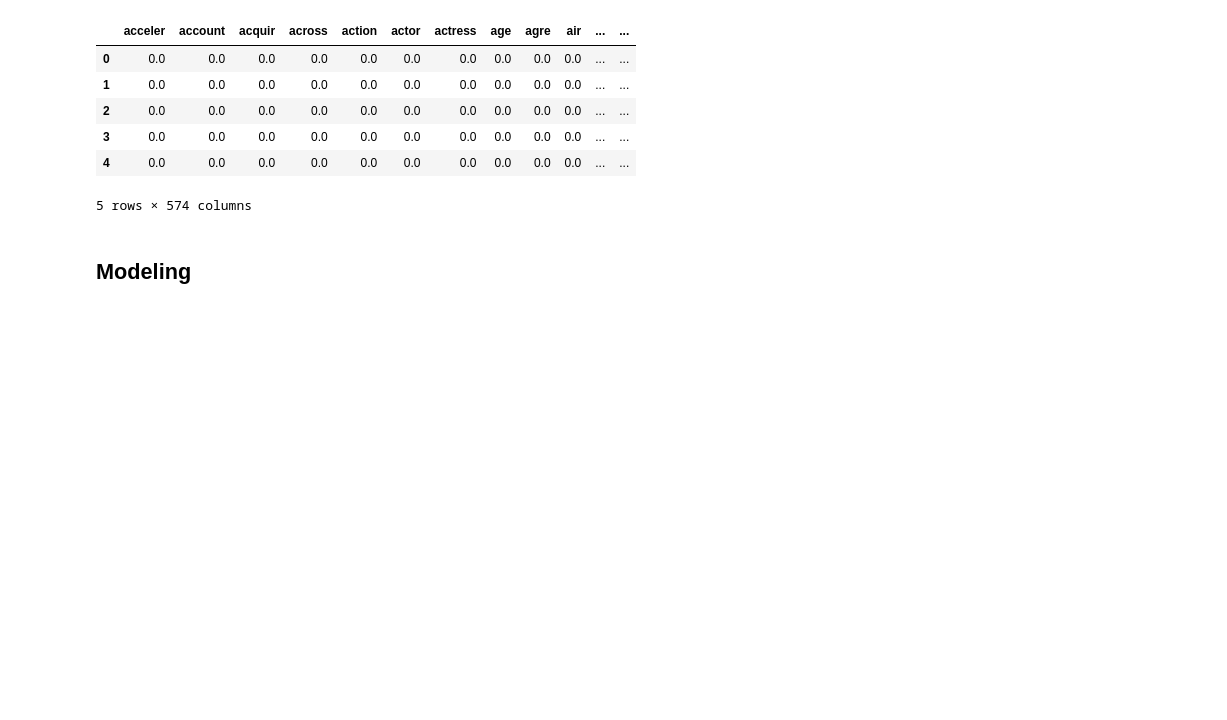
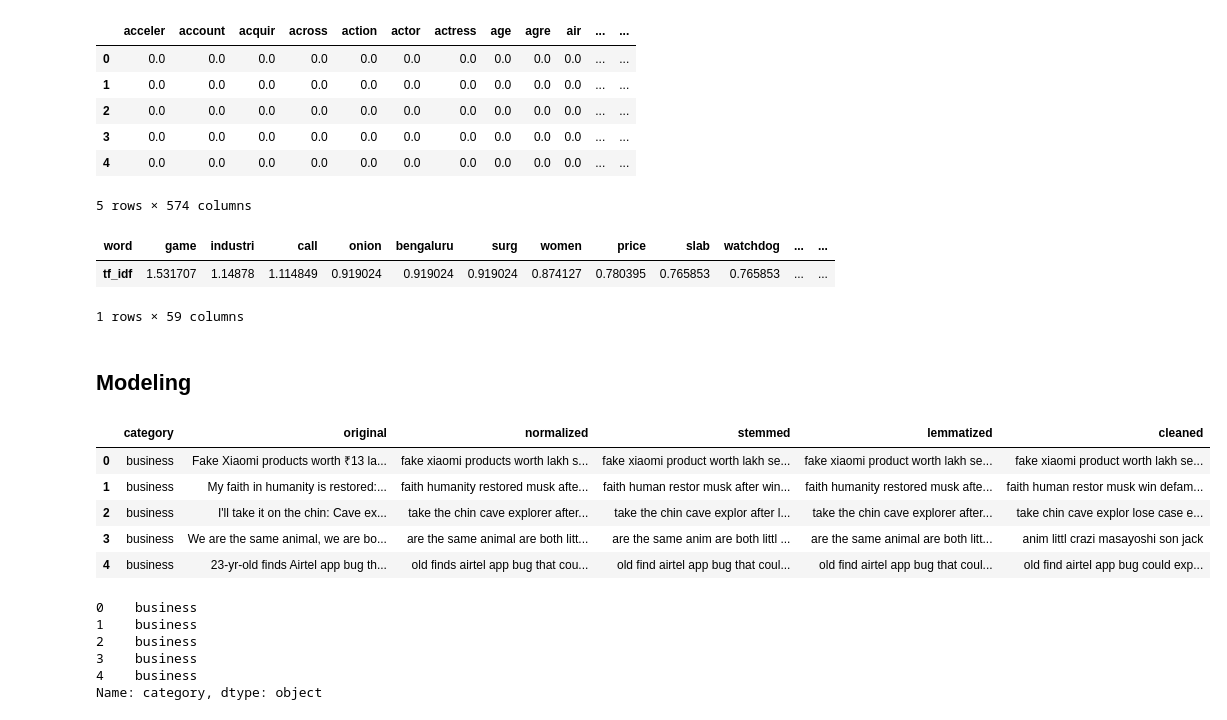
Before and after one commit to CodeupClassroom/bayes-methodologies-exercises, a Jupyter notebook: nlp/model.ipynb, the cells around one changed output. Cells and saved outputs as stored; diff of their text form; code cells hidden in the pictures; blank space fills up the shorter version.

```diff
--- a/nlp/model.ipynb
+++ b/nlp/model.ipynb
@@ -581,5 +552,11 @@ features_df.head()
 | 3 | 0.0 | 0.0 | 0.0 | 0.0 | 0.0 | 0.0 | 0.0 | 0.0 | 0.0 | 0.0 | ... | ... |
 | 4 | 0.0 | 0.0 | 0.0 | 0.0 | 0.0 | 0.0 | 0.0 | 0.0 | 0.0 | 0.0 | ... | ... |
 5 rows × 574 columns
+# %%
+reduced_df[['word', 'tf_idf']].set_index('word').T
+# %% [output]
+| word | game | industri | call | onion | bengaluru | surg | women | price | slab | watchdog | ... | ... |
+| tf_idf | 1.531707 | 1.14878 | 1.114849 | 0.919024 | 0.919024 | 0.919024 | 0.874127 | 0.780395 | 0.765853 | 0.765853 | ... | ... |
+1 rows × 59 columns
 # %% [markdown]
 ## Modeling
@@ -606,0 +563,10 @@ features_df.head()
+# %%
+df = prep_news_articles('title','category')
+df.head()
+# %% [output]
+|  | category | original | normalized | stemmed | lemmatized | cleaned |
+| 0 | business | Fake Xiaomi products worth ₹13 la... | fake xiaomi products worth lakh s... | fake xiaomi product worth lakh se... | fake xiaomi product worth lakh se... | fake xiaomi product worth lakh se... |
+| 1 | business | My faith in humanity is restored:... | faith humanity restored musk afte... | faith human restor musk after win... | faith humanity restored musk afte... | faith human restor musk win defam... |
+| 2 | business | I'll take it on the chin: Cave ex... | take the chin cave explorer after... | take the chin cave explor after l... | take the chin cave explorer after... | take chin cave explor lose case e... |
+| 3 | business | We are the same animal, we are bo... | are the same animal are both litt... | are the same anim are both littl ... | are the same animal are both litt... | anim littl crazi masayoshi son jack |
+| 4 | business | 23-yr-old finds Airtel app bug th... | old finds airtel app bug that cou... | old find airtel app bug that coul... | old find airtel app bug that coul... | old find airtel app bug could exp... |
@@ -606,0 +584,9 @@ features_df.head()
+# %%
+y.head()
+# %% [output]
+0    business
+1    business
+2    business
+3    business
+4    business
+Name: category, dtype: object
```
Also changed, not shown: parts of 40 cells of this notebook.
